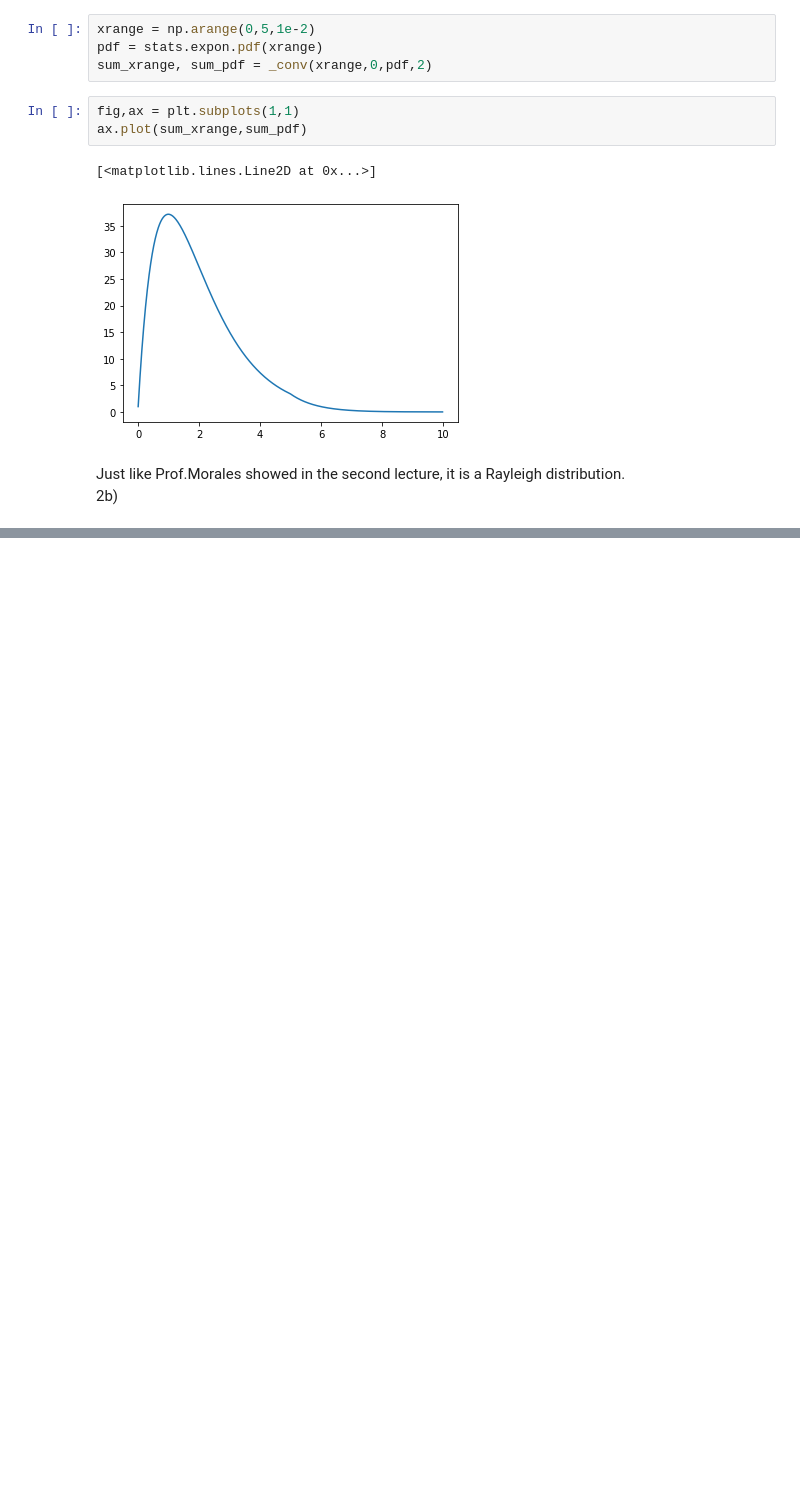
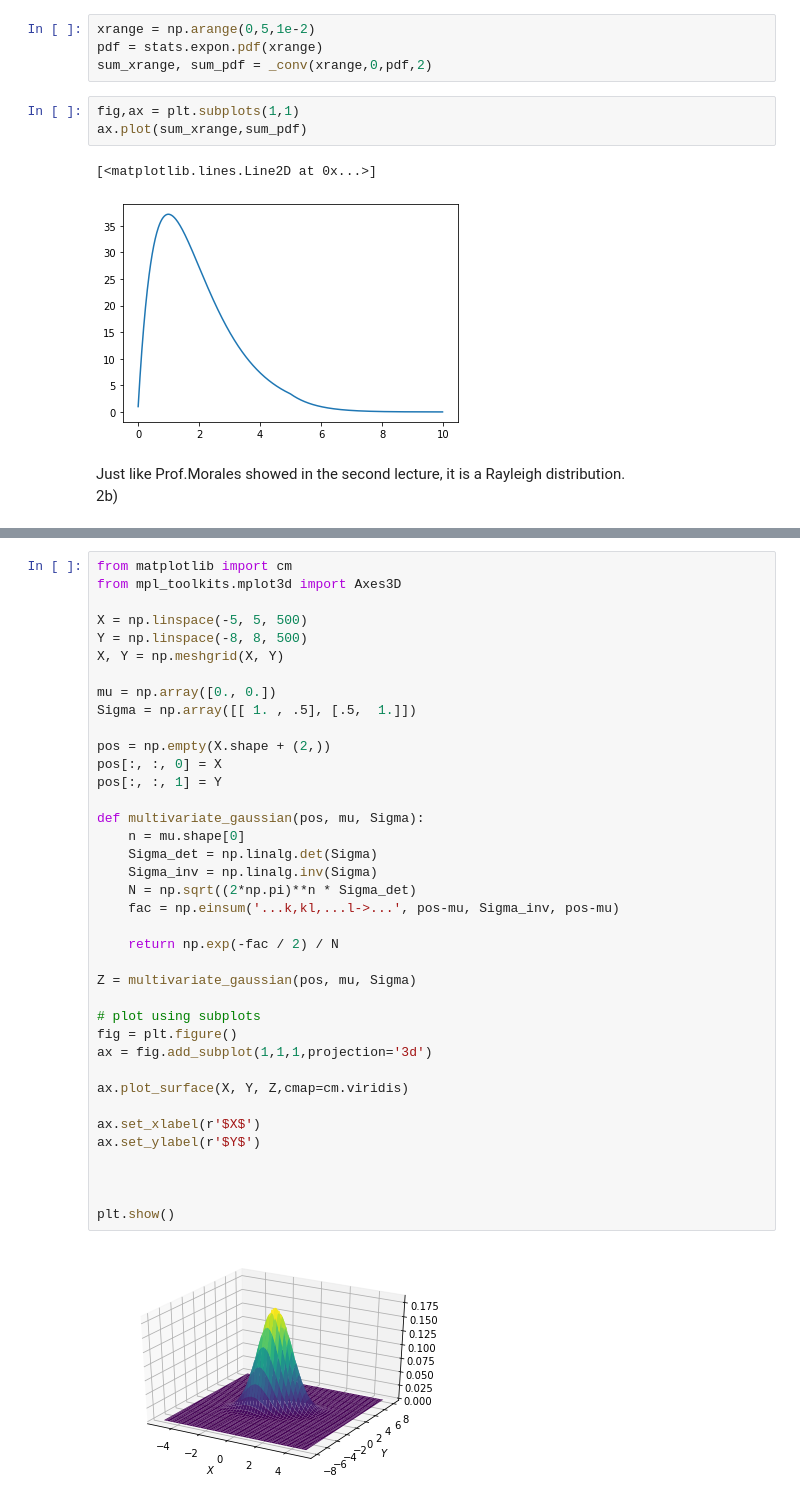
Before and after one commit to Noam-91/Advanced-Data-Analysis-Techniques-for-Large-Datasets, a Jupyter notebook: HW #3.ipynb, the cells around one changed output, grey strips where cells are left out. Saved outputs shown, nothing was run; the diff lists cells and outputs as text; blank space fills up the shorter version.

```diff
--- a/HW #3.ipynb
+++ b/HW #3.ipynb
@@ -90,0 +91,40 @@ xrange1.shape
+# %%
+from matplotlib import cm
+from mpl_toolkits.mplot3d import Axes3D
+
+X = np.linspace(-5, 5, 500)
+Y = np.linspace(-8, 8, 500)
+X, Y = np.meshgrid(X, Y)
+
+mu = np.array([0., 0.])
+Sigma = np.array([[ 1. , .5], [.5,  1.]])
+
+pos = np.empty(X.shape + (2,))
+pos[:, :, 0] = X
+pos[:, :, 1] = Y
+
+def multivariate_gaussian(pos, mu, Sigma):
+    n = mu.shape[0]
+    Sigma_det = np.linalg.det(Sigma)
+    Sigma_inv = np.linalg.inv(Sigma)
+    N = np.sqrt((2*np.pi)**n * Sigma_det)
+    fac = np.einsum('...k,kl,...l->...', pos-mu, Sigma_inv, pos-mu)
+
+    return np.exp(-fac / 2) / N
+
+Z = multivariate_gaussian(pos, mu, Sigma)
+
+# plot using subplots
+fig = plt.figure()
+ax = fig.add_subplot(1,1,1,projection='3d')
+
+ax.plot_surface(X, Y, Z,cmap=cm.viridis)
+
+ax.set_xlabel(r'$X$')
+ax.set_ylabel(r'$Y$')
+
+
+
+plt.show()
+# %% [output]
+[figure, added]
```
Also changed, not shown: parts of 9 cells of this notebook.
